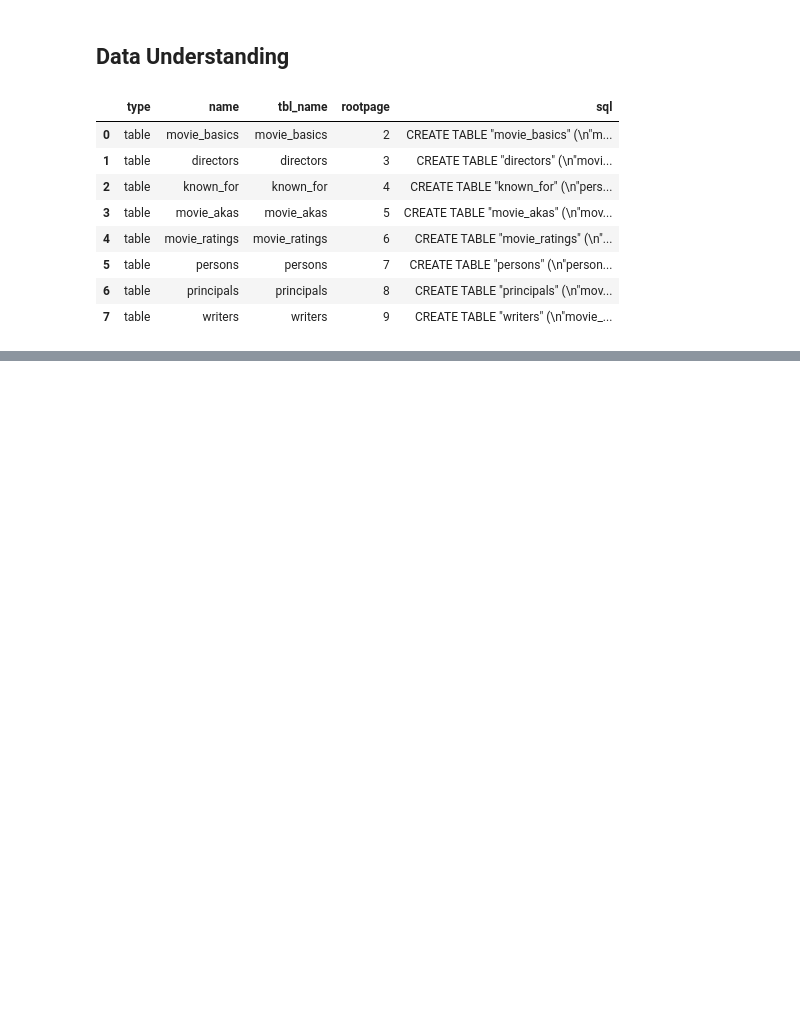
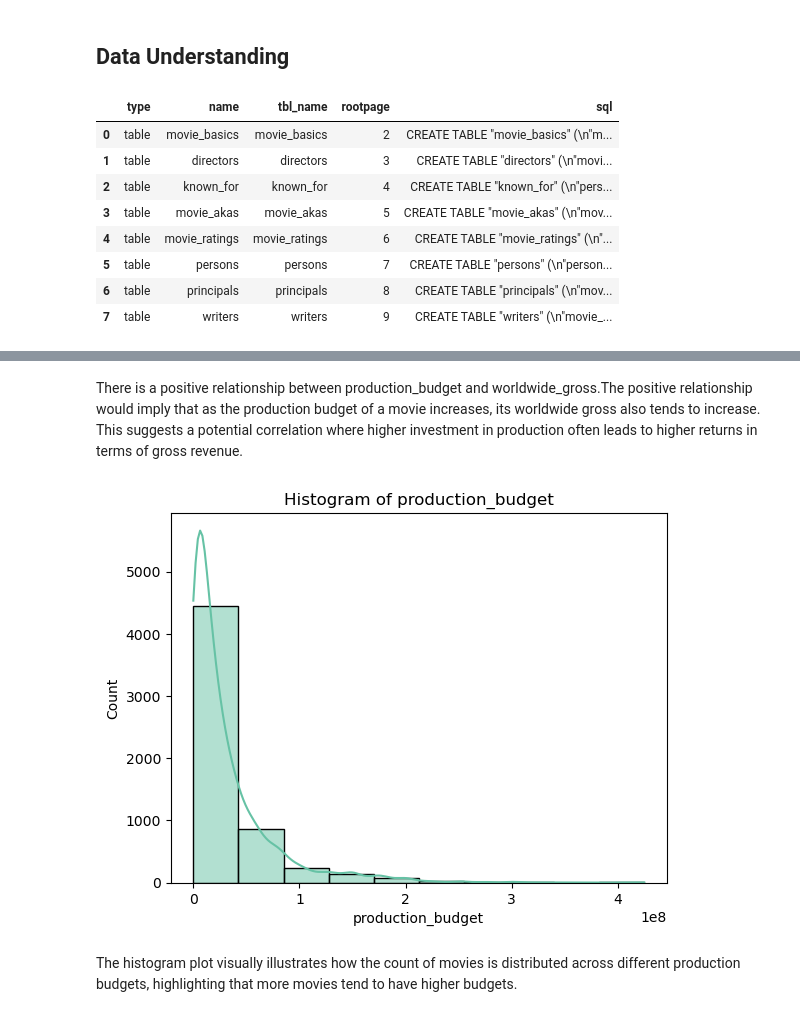
Before and after one commit to Annbellah/dsc-phase-1-project-v2-4, a Jupyter notebook: student.ipynb, the cells around one changed output, grey strips where cells are left out. Drawn from its saved outputs; the diff is of its cells as text; code cells hidden in the pictures; blank space fills up the shorter version.

```diff
--- a/student.ipynb
+++ b/student.ipynb
@@ -78,0 +264,17 @@ movie_df.head()
+# %% [markdown]
+There is a positive relationship between production_budget and worldwide_gross.The positive relationship would imply that as the production budget of a movie increases, its worldwide gross also tends to increase. This suggests a potential correlation where higher investment in production often leads to higher returns in terms of gross revenue.
+# %%
+# Plot histogram with Seaborn
+sns.histplot(movie_budgets_df['production_budget'], bins=10, kde=True)
+
+# Set plot title and labels
+plt.title('Histogram of production_budget')
+plt.xlabel('production_budget')
+plt.ylabel('Count')
+
+# Show the plot
+plt.show()
+# %% [output]
+[figure, added]
+# %% [markdown]
+The histogram plot visually illustrates how the count of movies is distributed across different production budgets, highlighting that more movies tend to have higher budgets.
```
Also changed, not shown: parts of 29 cells of this notebook, 1 other file.
